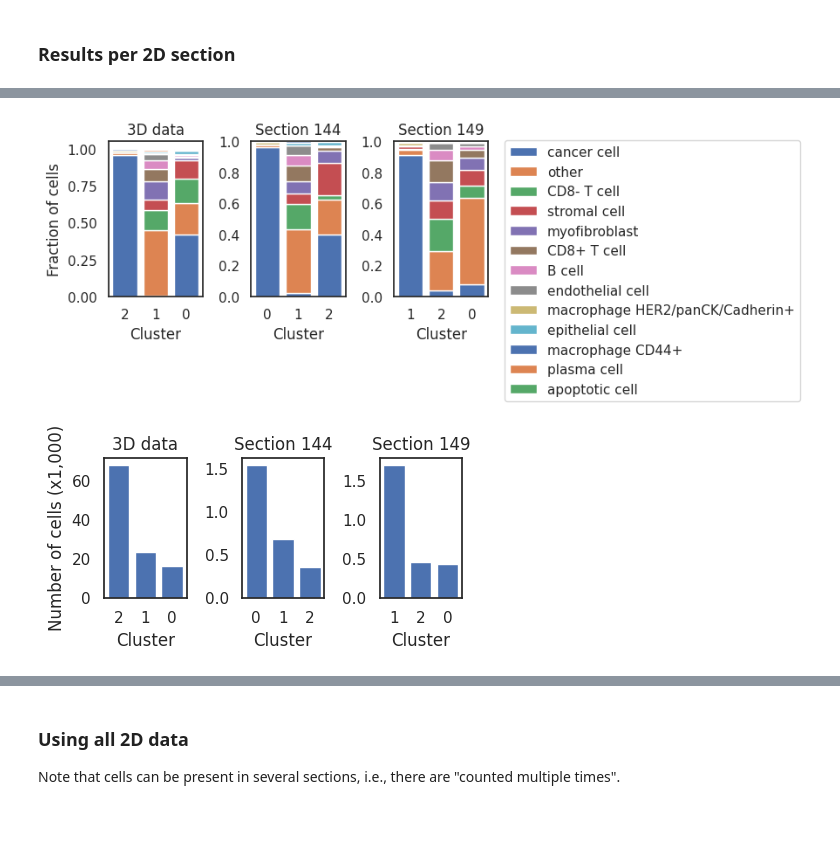
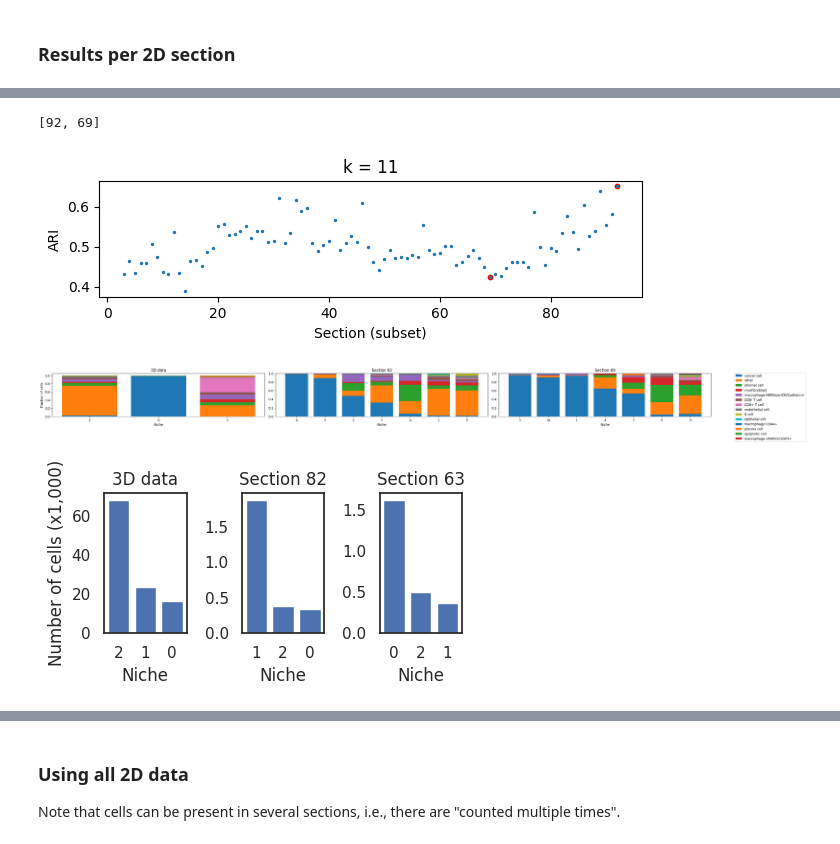
Before and after one commit to gesavoigt/master_thesis, a Jupyter notebook: scripts/nbh_analysis/scimap_niche_detection.ipynb, the cells around one changed output, grey strips where cells are left out. Saved outputs shown, nothing was run; the diff lists cells and outputs as text; code cells hidden in the pictures.

```diff
--- a/scripts/nbh_analysis/scimap_niche_detection.ipynb
+++ b/scripts/nbh_analysis/scimap_niche_detection.ipynb
@@ -201,3 +222,44 @@ for k in ks:
+# %%
+## Select exemplary sections for plotting
+k_select = 11
+
+min_section = 3
+max_section = 93 # not included
+include = (img_ids >= min_section) & (img_ids < max_section)
+
+sections_dict = {
+    3: [np.argwhere((ari[3] > .82) & include).flatten()[-2],
+        np.argwhere((ari[3] < .7) & include).flatten()[-1] ],
+    7: [ari[7][include].argmax()+min_section,
+        ari[7][include].argmin()+min_section ],
+    11: [ari[11][include].argmax()+min_section,
+         np.argmin(ari[11][60:max_section])+60 ]
+}
+
+n_cells = adata2.obs.groupby('z').size().values
+n_other = adata2.obs.groupby(['z', 'ct_broad']).size().unstack(level=1).fillna(0)['other'].values
+fraction_other = n_other / n_cells
+
+sections = sections_dict[k_select]
+print( sections )
+
+# Plot ARI & position of sections
+plt.subplots(figsize=(7,1.5))
+plt.title(f'k = {k_select}')
+plt.scatter(sections, ari[k_select][sections],
+            c='red', s=10)
+#            c='black', s=15, alpha=.5, label='Selected sections')
+plt.scatter(img_ids[include], ari[k_select][include],
+#            c=fraction_other[include],
+            s=2)
+#plt.colorbar(label='% "other" cells')
+#plt.legend(bbox_to_anchor=(1.4, 0))
+plt.xlabel('Section (subset)')
+plt.ylabel('ARI')
+plt.show()
+# %% [output]
+[92, 69]
+[figure, added]
 # %%
 ## Plot cluster composition for exemplary sections
 phenotype = 'ct_broad'
@@ -207,64 +269,71 @@ k = k_select
 df = adata3.obs.groupby([f'spatial_kmeans_{k}', phenotype]).size().unstack().fillna(0).T ## number of cells per type (rows) and cluster (columns)
 df = df / adata3.obs[f'spatial_kmeans_{k}'].value_counts()[df.columns] ## fraction per cluster
 #df = df[ df.columns.astype(int).sort_values().astype(str) ] ## sort clusters numerically
-df = df[ adata3.obs[f'spatial_kmeans_{k}'].value_counts().sort_values(ascending=False).index ] ## sort clusters by cluster abundance (n_cells per cluster)
+#df = df[ adata3.obs[f'spatial_kmeans_{k}'].value_counts().sort_values(ascending=False).index ] ## sort clusters by cluster abundance (n_cells per cluster)
+df = df[ adata3.obs[ adata3.obs[phenotype]=='cancer cell' ].groupby(f'spatial_kmeans_{k}').size().sort_values(ascending=False).index ] ## sort clusters by cancer cell abundance
 df = df.loc[ adata3.obs[phenotype].value_counts().sort_values(ascending=False).index ] ## sort cell types by (total) abundance
 
 # Start plot
-fig, ax = plt.subplots(1,len(sections)+1, figsize=(k * (len(sections)+1), 3))
+fig, ax = plt.subplots(1,len(sections_dict[k])+1, figsize=(k * (len(sections_dict[k])+1), 3))
 bottom = np.zeros(df.columns.size)
 for ct, values in df.iterrows():
     ax[0].bar(df.columns, values, bottom=bottom, label=ct)
     bottom += values
 ax[0].set_title('3D data')
-ax[0].set_xlabel('Cluster')
+ax[0].set_xlabel('Niche')
 ax[0].set_ylabel('Fraction of cells')
 
 # For 2D data (exemplary)
-for i, section in enumerate(sections):
+for i, section in enumerate(sections_dict[k]):
     clusters2 = spatial_kmeans[section][f'spatial_kmeans_{k}'].copy()
     df2 = pd.DataFrame({'cluster': clusters2.values, 'phenotype': adata3.obs.set_index('id').loc[ clusters2.index, phenotype].values })
 
     df = df2.groupby(['cluster', 'phenotype']).size().unstack().fillna(0).T ## number of cells per type (rows) and cluster (columns)
     df = df / df2['cluster'].value_counts()[df.columns] ## fraction per cluster
     #df = df[ df.columns.astype(int).sort_values().astype(str) ] ## sort clusters numerically
-    df = df[ df2['cluster'].value_counts().sort_values(ascending=False).index ] ## sort clusters by cluster abundance (n_cells per cluster)
+    #df = df[ df2['cluster'].value_counts().sort_values(ascending=False).index ] ## sort clusters by cluster abundance (n_cells per cluster)
+    df = df[ df2[ df2['phenotype']=='cancer cell'].groupby('cluster').size().sort_values(ascending=False).index ] ## sort clusters by cancer cell abundance
     df = df.loc[ df2['phenotype'].value_counts().sort_values(ascending=False).index ] ## sort cell types by (total) abundance
 
     # Plot
     ax[i+1].set_title(f'Section {section}')
     bottom = np.zeros(df.columns.size)
     for ct, values in df.iterrows():
         ax[i+1].bar(df.columns, values, bottom=bottom, label=ct)
         bottom += values
-    ax[i+1].set_xlabel('Cluster')
+    ax[i+1].set_xlabel('Niche')
 plt.legend(bbox_to_anchor=(1.1, 1.05))
 plt.tight_layout()
 plt.show()
 # %% [output]
-[figure, old version]
+[figure, new version]
 # %%
-## Cluster abundance plot
+## Niche abundance plot
 # Note: 3D plot is across whole image, not just the section (since niches are not equivalent)
+k = k_select
 
 fig, ax = plt.subplots(1,len(sections)+1, figsize=((len(sections)+1)*1.5, 2.5))
 # 3D data
 ccounts = adata3.obs[f'spatial_kmeans_{k}'].value_counts() / 1000
-ccounts.sort_values(ascending=False, inplace=True) ## sort by cluster abundance
+#ccounts.sort_values(ascending=False, inplace=True) ## sort by cluster abundance
+ccounts[ adata3.obs[ adata3.obs[phenotype]=='cancer cell' ].groupby('spatial_kmeans_3').size().sort_values(ascending=False).index ] ## sort clusters by cancer cell abundance
 ax[0].bar(ccounts.index, ccounts.values)
 ax[0].set_xticks(ccounts.index)
-ax[0].set_xlabel('Cluster')
+ax[0].set_xlabel('Niche')
 ax[0].set_title('3D data')
 
 for i, section in enumerate(sections):
+    clusters2 = spatial_kmeans[section][f'spatial_kmeans_{k}'].copy()
+    df2 = pd.DataFrame({'cluster': clusters2.values, 'phenotype': adata3.obs.set_index('id').loc[ clusters2.index, phenotype].values })
     ccounts = spatial_kmeans[section][f'spatial_kmeans_{k}'].value_counts() / 1000
-    ccounts.sort_values(ascending=False, inplace=True) ## sort by cluster abundance
+    #ccounts.sort_values(ascending=False, inplace=True) ## sort by cluster abundance
+    ccounts[ df2[ df2['phenotype']=='cancer cell'].groupby('cluster').size().sort_values(ascending=False).index ] ## sort clusters by cancer cell abundance
     ax[i+1].bar(ccounts.index, ccounts.values)
     ax[i+1].set_xticks(ccounts.index)
-    ax[i+1].set_xlabel('Cluster')
+    ax[i+1].set_xlabel('Niche')
     ax[i+1].set_title(f'Section {section}')
 ax[0].set_ylabel('Number of cells (x1,000)')
 plt.tight_layout()
 plt.show()
 # %% [output]
-[figure, old version]
+[figure, new version]
```
Also changed, not shown: parts of 9 cells of this notebook, 7 other files.
